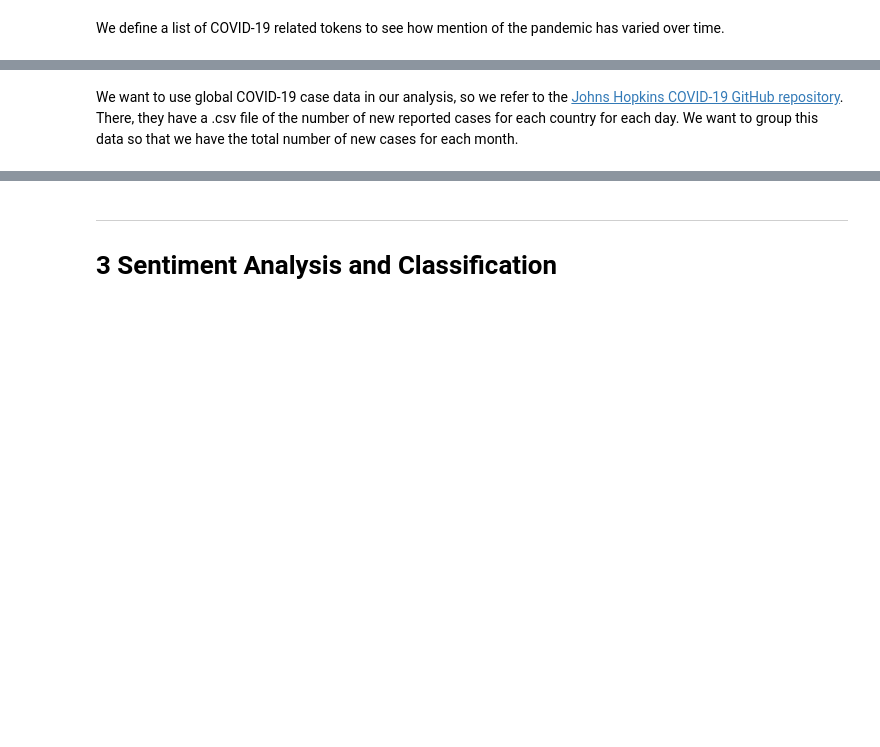
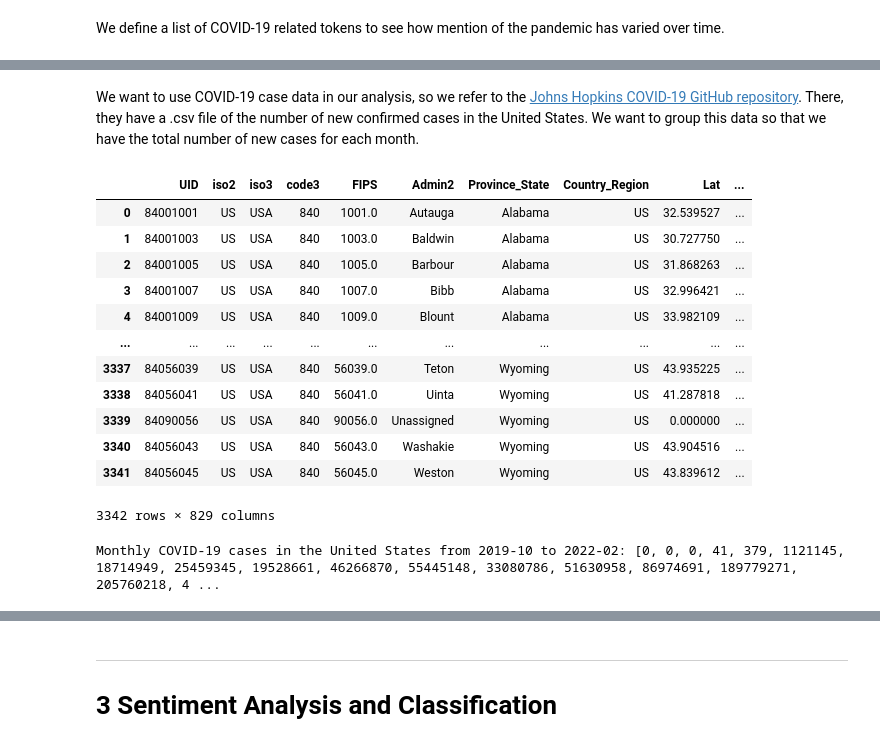
Before and after one commit to zeyad-mansour/reddit-sentiment-analysis, a Jupyter notebook: notebook.ipynb, the cells around one changed output, grey strips where cells are left out. Saved outputs shown, nothing was run; the diff lists cells and outputs as text; code cells hidden in the pictures; blank space fills up the shorter version.

```diff
--- a/notebook.ipynb
+++ b/notebook.ipynb
@@ -387,4 +341,45 @@ fig.savefig("somefile.png")
 # %% [markdown]
-We want to use global COVID-19 case data in our analysis, so we refer to the [Johns Hopkins COVID-19 GitHub repository](https://github.com/CSSEGISandData/COVID-19). There, they have a .csv file of the number of new reported cases for each country for each day. We want to group this data so that we have the total number of new cases for each month.
+We want to use COVID-19 case data in our analysis, so we refer to the [Johns Hopkins COVID-19 GitHub repository](https://github.com/CSSEGISandData/COVID-19). There, they have a .csv file of the number of new confirmed cases in the United States. We want to group this data so that we have the total number of new cases for each month.
 # %%
-df = pd.read_csv(f'data/time_series_covid19_confirmed_global.csv')
+df = pd.read_csv('data/time_series_covid19_confirmed_US.csv')
+
+#Lets look at the dataframe to see how it is organized
+display(df)
+# %% [output]
+|  | UID | iso2 | iso3 | code3 | FIPS | Admin2 | Province_State | Country_Region | Lat | ... |
+| 0 | 84001001 | US | USA | 840 | 1001.0 | Autauga | Alabama | US | 32.539527 | ... |
+| 1 | 84001003 | US | USA | 840 | 1003.0 | Baldwin | Alabama | US | 30.727750 | ... |
+| 2 | 84001005 | US | USA | 840 | 1005.0 | Barbour | Alabama | US | 31.868263 | ... |
+| 3 | 84001007 | US | USA | 840 | 1007.0 | Bibb | Alabama | US | 32.996421 | ... |
+| 4 | 84001009 | US | USA | 840 | 1009.0 | Blount | Alabama | US | 33.982109 | ... |
+| ... | ... | ... | ... | ... | ... | ... | ... | ... | ... | ... |
+| 3337 | 84056039 | US | USA | 840 | 56039.0 | Teton | Wyoming | US | 43.935225 | ... |
+| 3338 | 84056041 | US | USA | 840 | 56041.0 | Uinta | Wyoming | US | 41.287818 | ... |
+| 3339 | 84090056 | US | USA | 840 | 90056.0 | Unassigned | Wyoming | US | 0.000000 | ... |
+| 3340 | 84056043 | US | USA | 840 | 56043.0 | Washakie | Wyoming | US | 43.904516 | ... |
+| 3341 | 84056045 | US | USA | 840 | 56045.0 | Weston | Wyoming | US | 43.839612 | ... |
+3342 rows × 829 columns
+# %%
+#intitialize the list with 0's for the first 3 months where no data was collected
+monthly_covid_cases = [0, 0, 0]
+
+curr_month = ""
+for column in df:
+    #if the selected column is of a date
+    if column[0].isnumeric():
+        if column[1] == "/":
+            temp = column[0]
+        else:
+            temp = column[:2]
+        total = df[column].sum()
+        #the month has changed
+        if temp != curr_month:
+            #we subtract the total number of cases from the prior months to obtain the number of new cases
+            monthly_covid_cases.append(-1 * sum(monthly_covid_cases))
+            curr_month = temp
+        monthly_covid_cases[-1] += total
+
+monthly_covid_cases = monthly_covid_cases[:len(dates)]
+print(f'Monthly COVID-19 cases in the United States from {dates[0]} to {dates[-1]}: {monthly_covid_cases}')
+# %% [output]
+Monthly COVID-19 cases in the United States from 2019-10 to 2022-02: [0, 0, 0, 41, 379, 1121145, 18714949, 25459345, 19528661, 46266870, 55445148, 33080786, 51630958, 86974691, 189779271, 205760218, 4 ...
```
Also changed, not shown: parts of 9 cells of this notebook.
